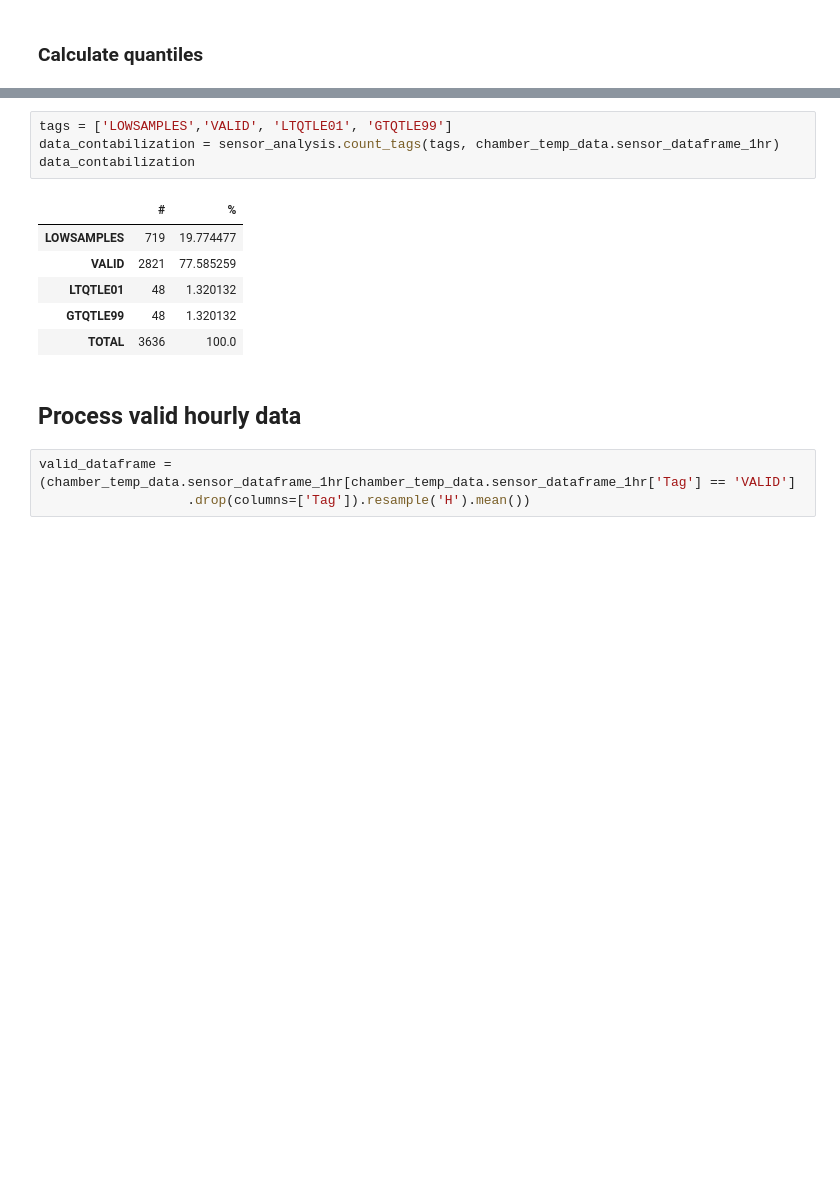
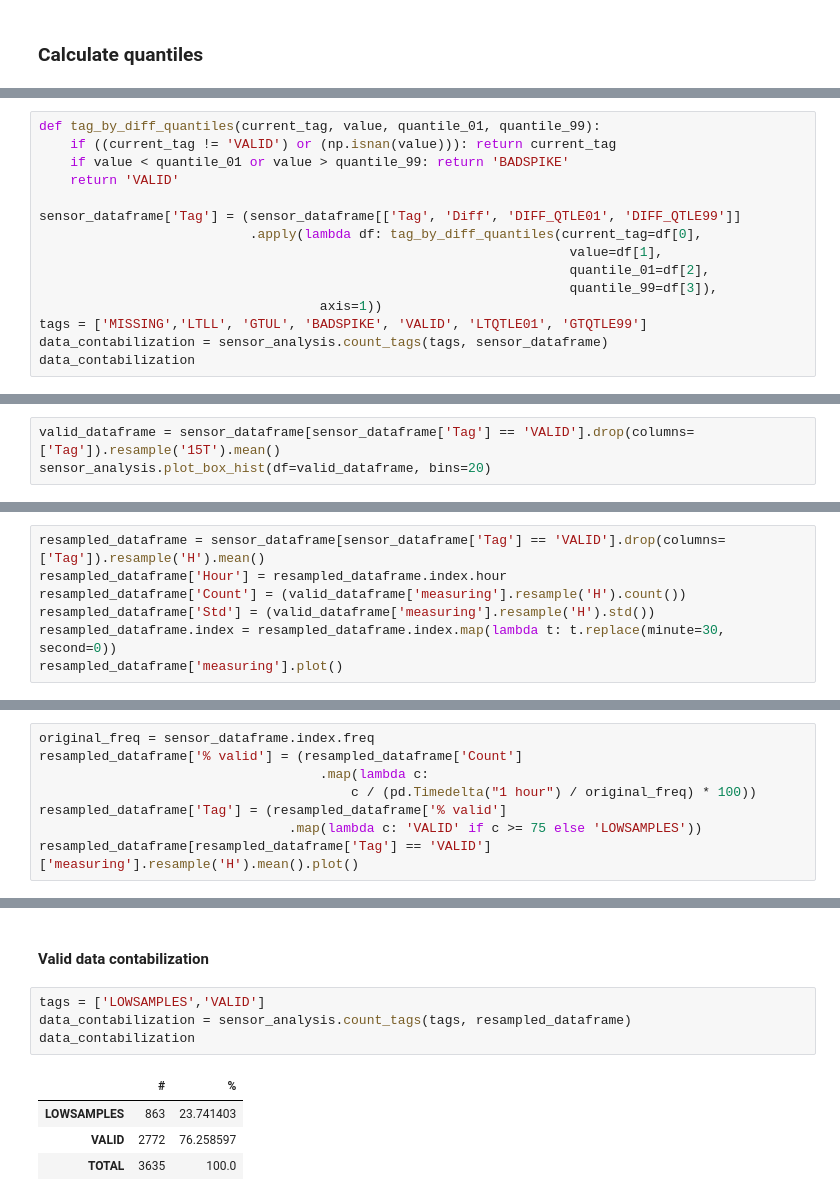
Before and after one commit to campofernando/lcqar-low-cost-monit-proc, a Jupyter notebook: data-pre-processing/field-data-treatment-Diamante_chamber_temp.ipynb, the cells around one changed output, grey strips where cells are left out. Drawn from its saved outputs; the diff is of its cells as text; blank space fills up the shorter version.

```diff
--- a/data-pre-processing/field-data-treatment-Diamante_chamber_temp.ipynb
+++ b/data-pre-processing/field-data-treatment-Diamante_chamber_temp.ipynb
@@ -197,0 +296,15 @@ chamber_temp_data.sensor_dataframe_1hr.head()
+# %%
+def tag_by_diff_quantiles(current_tag, value, quantile_01, quantile_99):
+    if ((current_tag != 'VALID') or (np.isnan(value))): return current_tag
+    if value < quantile_01 or value > quantile_99: return 'BADSPIKE'
+    return 'VALID'
+
+sensor_dataframe['Tag'] = (sensor_dataframe[['Tag', 'Diff', 'DIFF_QTLE01', 'DIFF_QTLE99']]
+                           .apply(lambda df: tag_by_diff_quantiles(current_tag=df[0],
+                                                                    value=df[1],
+                                                                    quantile_01=df[2],
+                                                                    quantile_99=df[3]),
+                                    axis=1))
+tags = ['MISSING','LTLL', 'GTUL', 'BADSPIKE', 'VALID', 'LTQTLE01', 'GTQTLE99']
+data_contabilization = sensor_analysis.count_tags(tags, sensor_dataframe)
+data_contabilization
@@ -197,0 +328,3 @@ chamber_temp_data.sensor_dataframe_1hr.head()
+# %%
+valid_dataframe = sensor_dataframe[sensor_dataframe['Tag'] == 'VALID'].drop(columns=['Tag']).resample('15T').mean()
+sensor_analysis.plot_box_hist(df=valid_dataframe, bins=20)
@@ -197,0 +340,7 @@ chamber_temp_data.sensor_dataframe_1hr.head()
+# %%
+resampled_dataframe = sensor_dataframe[sensor_dataframe['Tag'] == 'VALID'].drop(columns=['Tag']).resample('H').mean()
+resampled_dataframe['Hour'] = resampled_dataframe.index.hour
+resampled_dataframe['Count'] = (valid_dataframe['measuring'].resample('H').count())
+resampled_dataframe['Std'] = (valid_dataframe['measuring'].resample('H').std())
+resampled_dataframe.index = resampled_dataframe.index.map(lambda t: t.replace(minute=30, second=0))
+resampled_dataframe['measuring'].plot()
@@ -197,0 +353,8 @@ chamber_temp_data.sensor_dataframe_1hr.head()
+# %%
+original_freq = sensor_dataframe.index.freq
+resampled_dataframe['% valid'] = (resampled_dataframe['Count']
+                                    .map(lambda c:
+                                        c / (pd.Timedelta("1 hour") / original_freq) * 100))
+resampled_dataframe['Tag'] = (resampled_dataframe['% valid']
+                                .map(lambda c: 'VALID' if c >= 75 else 'LOWSAMPLES'))
+resampled_dataframe[resampled_dataframe['Tag'] == 'VALID']['measuring'].resample('H').mean().plot()
@@ -198,17 +364,12 @@ chamber_temp_data.sensor_dataframe_1hr.head()
+# %% [markdown]
+#### Valid data contabilization
 # %%
-tags = ['LOWSAMPLES','VALID', 'LTQTLE01', 'GTQTLE99']
-data_contabilization = sensor_analysis.count_tags(tags, chamber_temp_data.sensor_dataframe_1hr)
+tags = ['LOWSAMPLES','VALID']
+data_contabilization = sensor_analysis.count_tags(tags, resampled_dataframe)
 data_contabilization
 # %% [output]
 |  | # | % |
-| LOWSAMPLES | 719 | 19.774477 |
-| VALID | 2821 | 77.585259 |
-| LTQTLE01 | 48 | 1.320132 |
-| GTQTLE99 | 48 | 1.320132 |
-| TOTAL | 3636 | 100.0 |
+| LOWSAMPLES | 863 | 23.741403 |
+| VALID | 2772 | 76.258597 |
+| TOTAL | 3635 | 100.0 |
-# %% [markdown]
-## Process valid hourly data
-# %%
-valid_dataframe = (chamber_temp_data.sensor_dataframe_1hr[chamber_temp_data.sensor_dataframe_1hr['Tag'] == 'VALID']
-                   .drop(columns=['Tag']).resample('H').mean())
 # %% [markdown]
```
Also changed, not shown: parts of 76 cells of this notebook, 34 other files.
